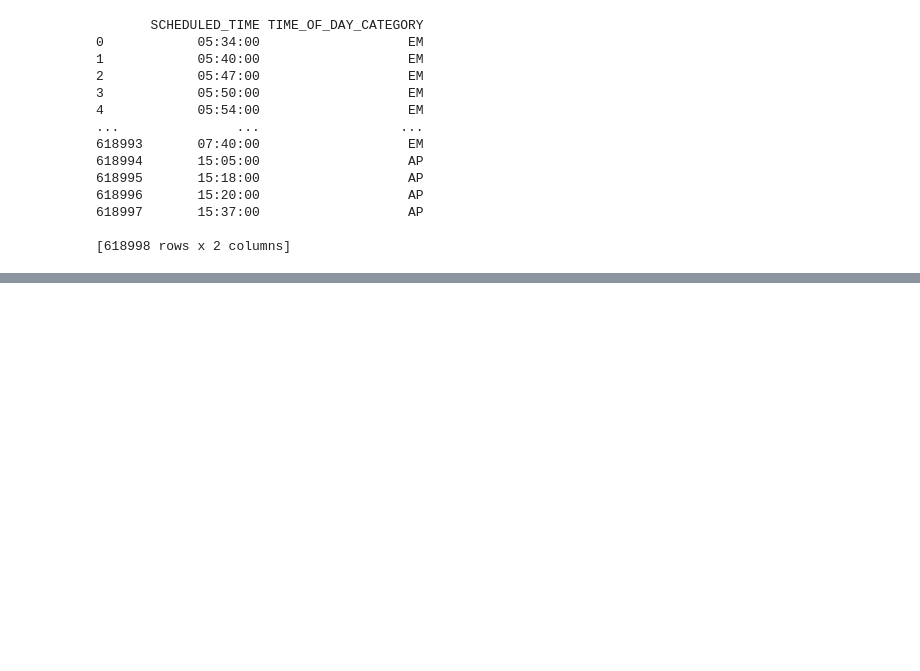
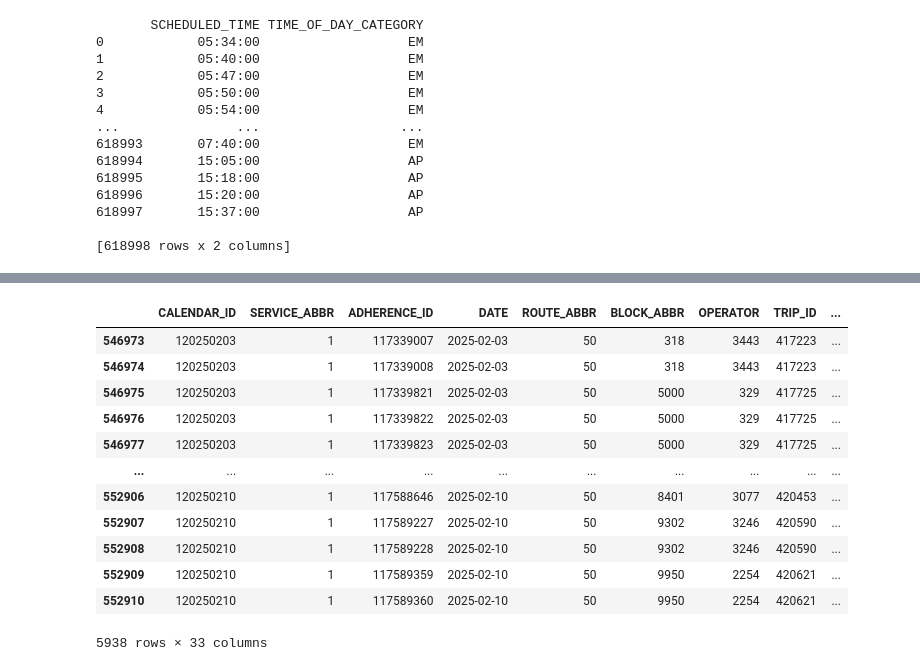
Before and after one commit to NSS-Data-Analytics-Cohort-14/wego-partnerproject-da14-v2-jmo703, a Jupyter notebook: notebooks/wego_partner_project.ipynb, the cells around one changed output, grey strips where cells are left out. Saved outputs shown, nothing was run; the diff lists cells and outputs as text; code cells hidden in the pictures; blank space fills up the shorter version.

```diff
--- a/notebooks/wego_partner_project.ipynb
+++ b/notebooks/wego_partner_project.ipynb
@@ -337,0 +568,16 @@ print(wego_time_buckets[['SCHEDULED_TIME','TIME_OF_DAY_CATEGORY']])
+# %%
+tsp_one_complete
+# %% [output]
+|  | CALENDAR_ID | SERVICE_ABBR | ADHERENCE_ID | DATE | ROUTE_ABBR | BLOCK_ABBR | OPERATOR | TRIP_ID | ... |
+| 546973 | 120250203 | 1 | 117339007 | 2025-02-03 | 50 | 318 | 3443 | 417223 | ... |
+| 546974 | 120250203 | 1 | 117339008 | 2025-02-03 | 50 | 318 | 3443 | 417223 | ... |
+| 546975 | 120250203 | 1 | 117339821 | 2025-02-03 | 50 | 5000 | 329 | 417725 | ... |
+| 546976 | 120250203 | 1 | 117339822 | 2025-02-03 | 50 | 5000 | 329 | 417725 | ... |
+| 546977 | 120250203 | 1 | 117339823 | 2025-02-03 | 50 | 5000 | 329 | 417725 | ... |
+| ... | ... | ... | ... | ... | ... | ... | ... | ... | ... |
+| 552906 | 120250210 | 1 | 117588646 | 2025-02-10 | 50 | 8401 | 3077 | 420453 | ... |
+| 552907 | 120250210 | 1 | 117589227 | 2025-02-10 | 50 | 9302 | 3246 | 420590 | ... |
+| 552908 | 120250210 | 1 | 117589228 | 2025-02-10 | 50 | 9302 | 3246 | 420590 | ... |
+| 552909 | 120250210 | 1 | 117589359 | 2025-02-10 | 50 | 9950 | 2254 | 420621 | ... |
+| 552910 | 120250210 | 1 | 117589360 | 2025-02-10 | 50 | 9950 | 2254 | 420621 | ... |
+5938 rows × 33 columns
```
Also changed, not shown: parts of 28 cells of this notebook.
